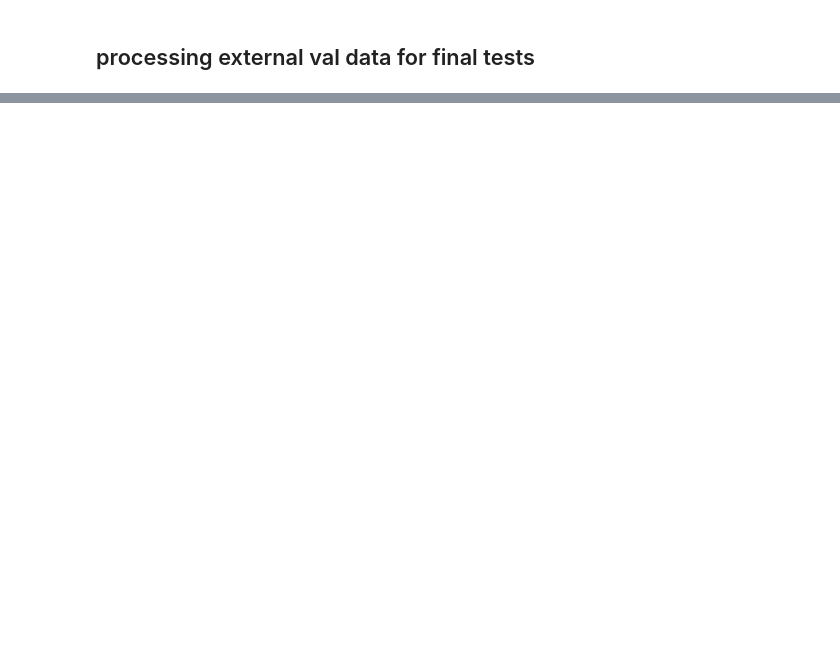
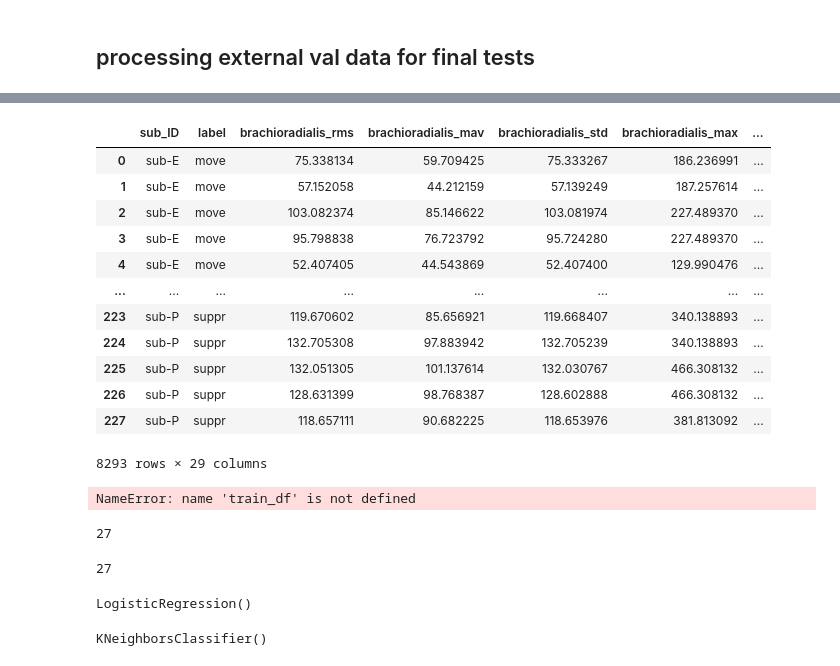
Before and after one commit to jgvhabets/lid_opm, a Jupyter notebook: notebooks/classification_motor_states.ipynb, the cells around one changed output, grey strips where cells are left out. Saved outputs shown, nothing was run; the diff lists cells and outputs as text; code cells hidden in the pictures; blank space fills up the shorter version.

```diff
--- a/notebooks/classification_motor_states.ipynb
+++ b/notebooks/classification_motor_states.ipynb
@@ -511,0 +774,52 @@ Top 20 positive Features for PC1:
+# %%
+train_df.drop("window_range_ms", axis=1, inplace=True)
+# %%
+train_df
+# %% [output]
+|  | sub_ID | label | brachioradialis_rms | brachioradialis_mav | brachioradialis_std | brachioradialis_max | ... |
+| 0 | sub-E | move | 75.338134 | 59.709425 | 75.333267 | 186.236991 | ... |
+| 1 | sub-E | move | 57.152058 | 44.212159 | 57.139249 | 187.257614 | ... |
+| 2 | sub-E | move | 103.082374 | 85.146622 | 103.081974 | 227.489370 | ... |
+| 3 | sub-E | move | 95.798838 | 76.723792 | 95.724280 | 227.489370 | ... |
+| 4 | sub-E | move | 52.407405 | 44.543869 | 52.407400 | 129.990476 | ... |
+| ... | ... | ... | ... | ... | ... | ... | ... |
+| 223 | sub-P | suppr | 119.670602 | 85.656921 | 119.668407 | 340.138893 | ... |
+| 224 | sub-P | suppr | 132.705308 | 97.883942 | 132.705239 | 340.138893 | ... |
+| 225 | sub-P | suppr | 132.051305 | 101.137614 | 132.030767 | 466.308132 | ... |
+| 226 | sub-P | suppr | 128.631399 | 98.768387 | 128.602888 | 466.308132 | ... |
+| 227 | sub-P | suppr | 118.657111 | 90.682225 | 118.653976 | 381.813092 | ... |
+8293 rows × 29 columns
+# %%
+train_df.keys()
+# %% [output]
+NameError: name 'train_df' is not defined
+# %%
+non_feat_cols = ["sub_ID", "label"]
+feat_cols = [col for col in train_df.columns if col not in non_feat_cols]
+len(feat_cols)
+# %% [output]
+27
+# %%
+# scaling sub-wise:
+
+y_train = train_df["label"].to_numpy() # labels idx of train_df and df_scaled are identical!
+
+scaled_df = move_functions.subjectwise_zscore(train_df, "sub_ID") # scaling sub-wise
+
+df_final = scaled_df.drop(non_feat_cols, axis=1) # dropping non-feature cols
+
+X_train = df_final[feat_cols].to_numpy() # extracting X for training the models
+# %% [output]
+27
+# %%
+lr = LogisticRegression(solver='lbfgs', penalty="l2")
+
+lr.fit(X_train, y_train)
+# %% [output]
+LogisticRegression()
+# %%
+knn = KNeighborsClassifier()
+
+knn.fit(X_train, y_train)
+# %% [output]
+KNeighborsClassifier()
```
Also changed, not shown: parts of 51 cells of this notebook.
